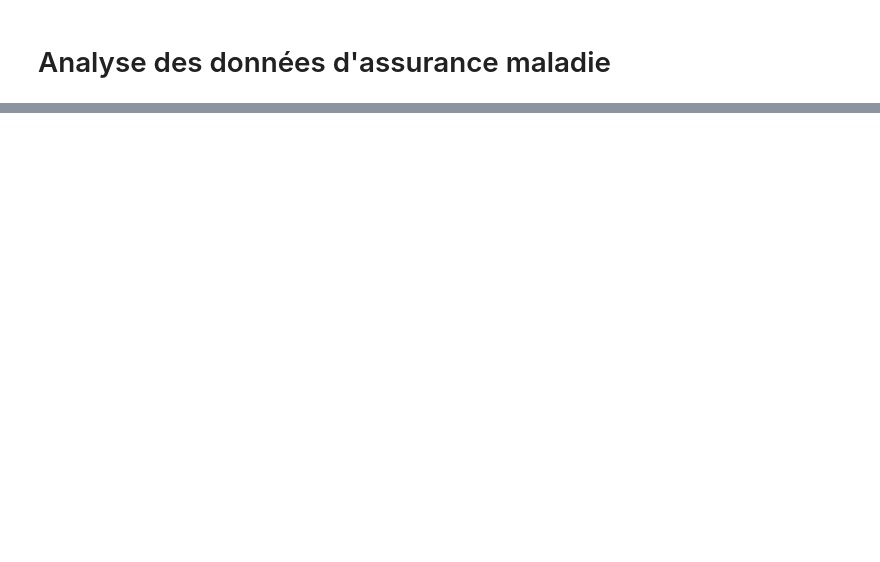
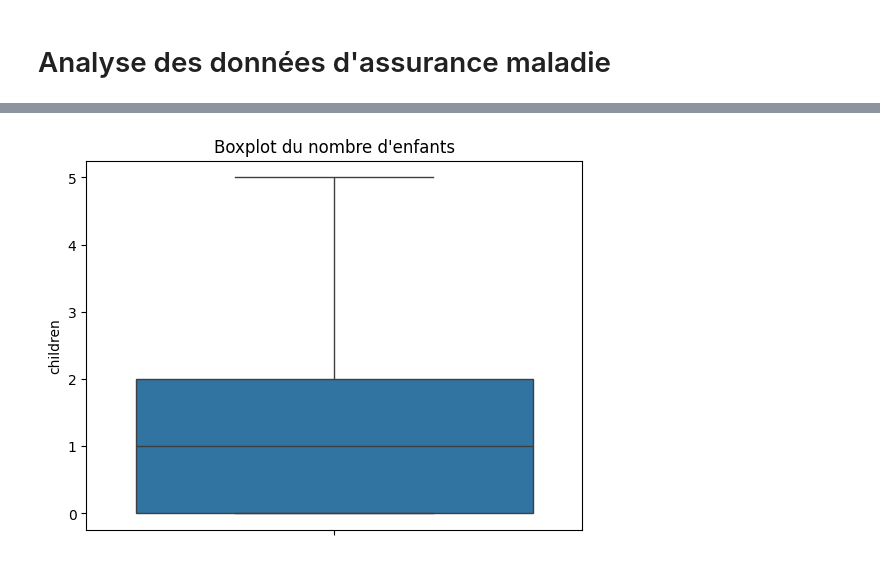
Before and after one commit to bouchta65/SmartSante-IA-pour-la-gestion-des-charges-medicales., a Jupyter notebook: src/data_preparation.ipynb, the cells around one changed output, grey strips where cells are left out. Cells and saved outputs as stored; diff of their text form; code cells hidden in the pictures; blank space fills up the shorter version.

```diff
--- a/src/data_preparation.ipynb
+++ b/src/data_preparation.ipynb
@@ -83,0 +195,6 @@ mpl.show()
+# %%
+sbn.boxplot(y=content['children'])
+mpl.title("Boxplot du nombre d'enfants")
+mpl.show()
+# %% [output]
+[figure, added]
```
Also changed, not shown: parts of 21 cells of this notebook.
